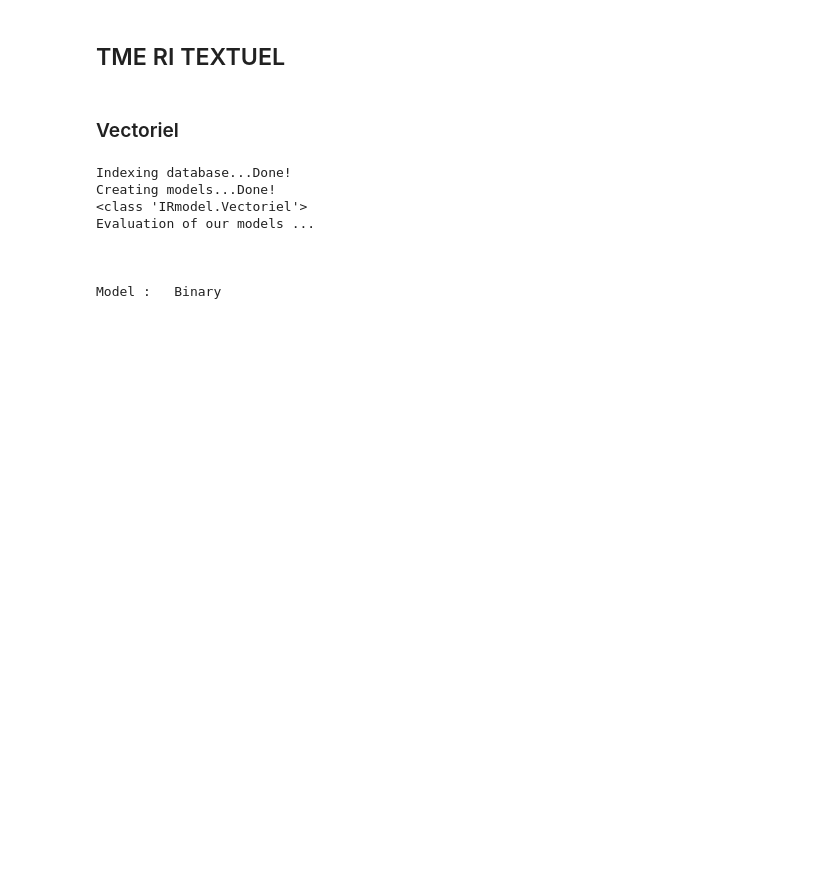
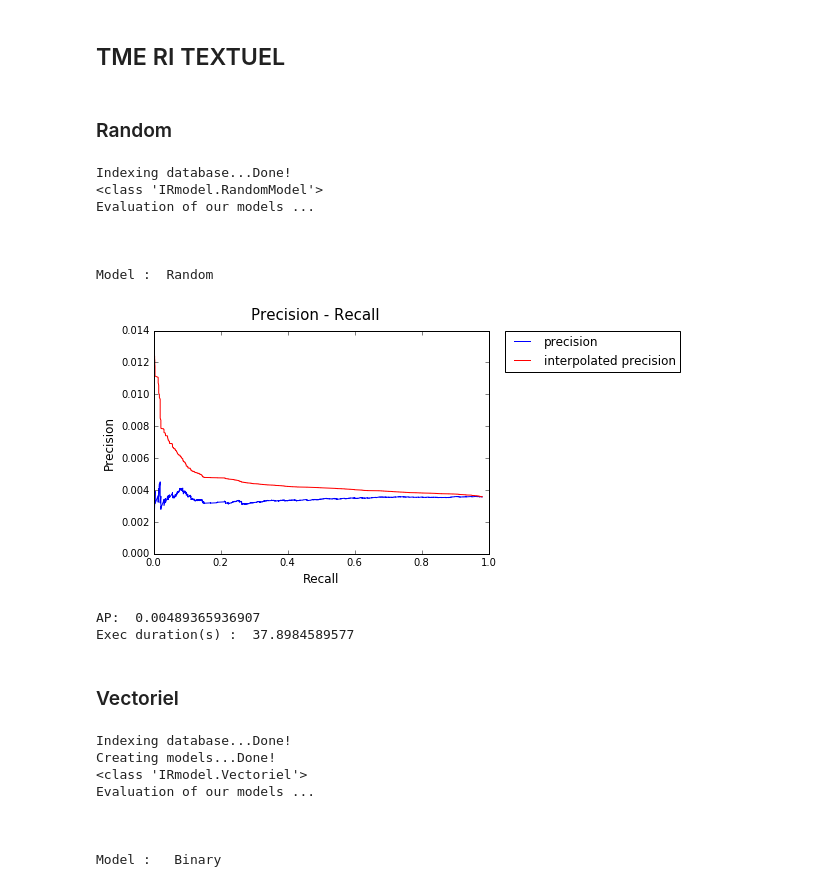
Before and after one commit to kalifou/ri_tme1, a Jupyter notebook: TME RI .ipynb, the cells around one changed output. Cells and saved outputs as stored; diff of their text form; code cells hidden in the pictures; blank space fills up the shorter version.

```diff
--- a/TME RI .ipynb
+++ b/TME RI .ipynb
@@ -14,6 +14,25 @@ import time
 fname = "data/cacm/cacm.txt"
 query_file = "data/cacm/cacm.qry"
 relevance_file = "data/cacm/cacm.rel"
+# %% [markdown]
+### Random
+# %%
+t1 = time.time()
+type = "Random"
+eval_platform = EvalIRModel(fname,query_file,relevance_file,model_type=type)
+models_recall, models_inter_prec, models_AP = eval_platform.eval_std()
+print "Exec duration(s) : ",time.time()-t1
+# %% [output]
+Indexing database...Done!
+<class 'IRmodel.RandomModel'>
+Evaluation of our models ...
+
+
+
+Model :  Random
+[figure, added]
+AP:  0.00489365936907
+Exec duration(s) :  37.8984589577
 # %% [markdown]
 ### Vectoriel
 # %%
```
Also changed, not shown: parts of 15 cells of this notebook, 3 other files.
